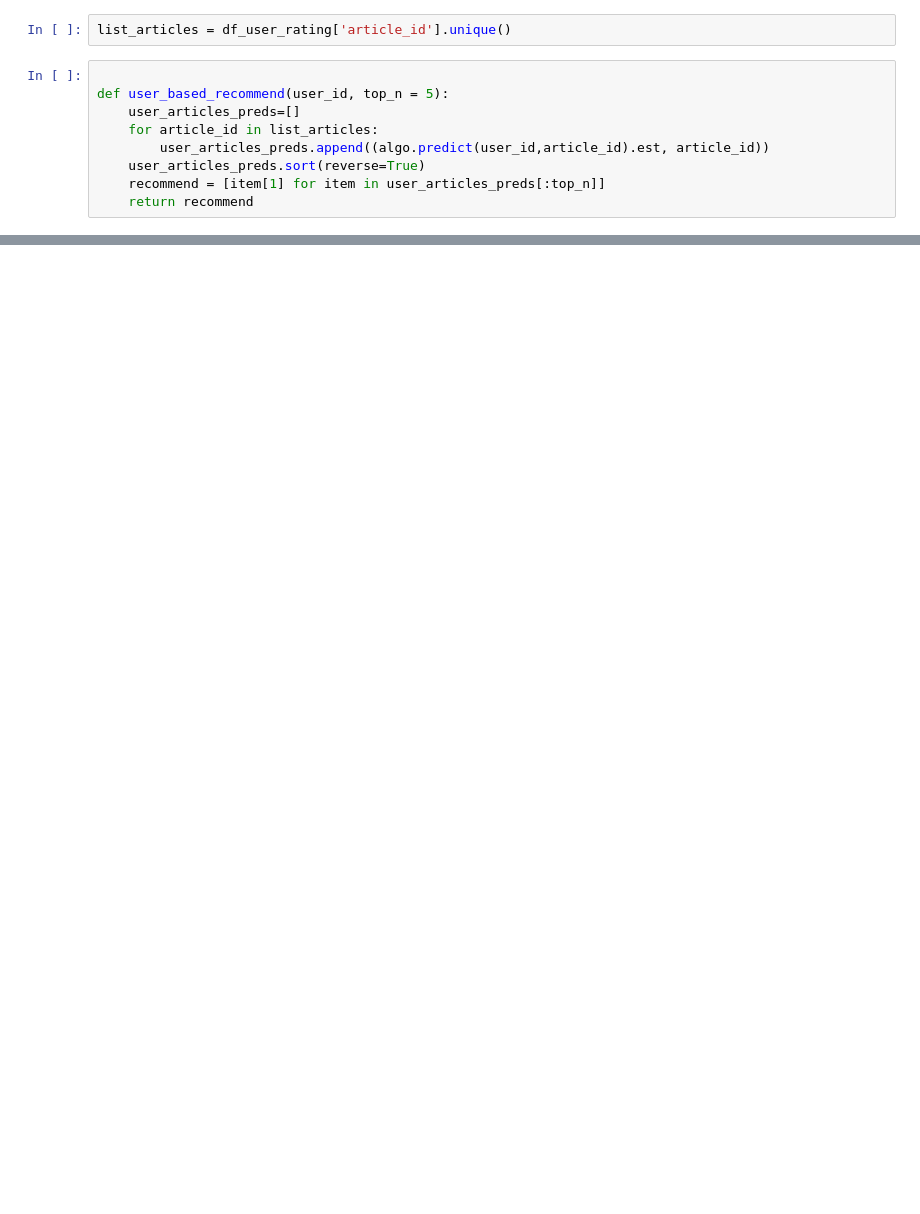
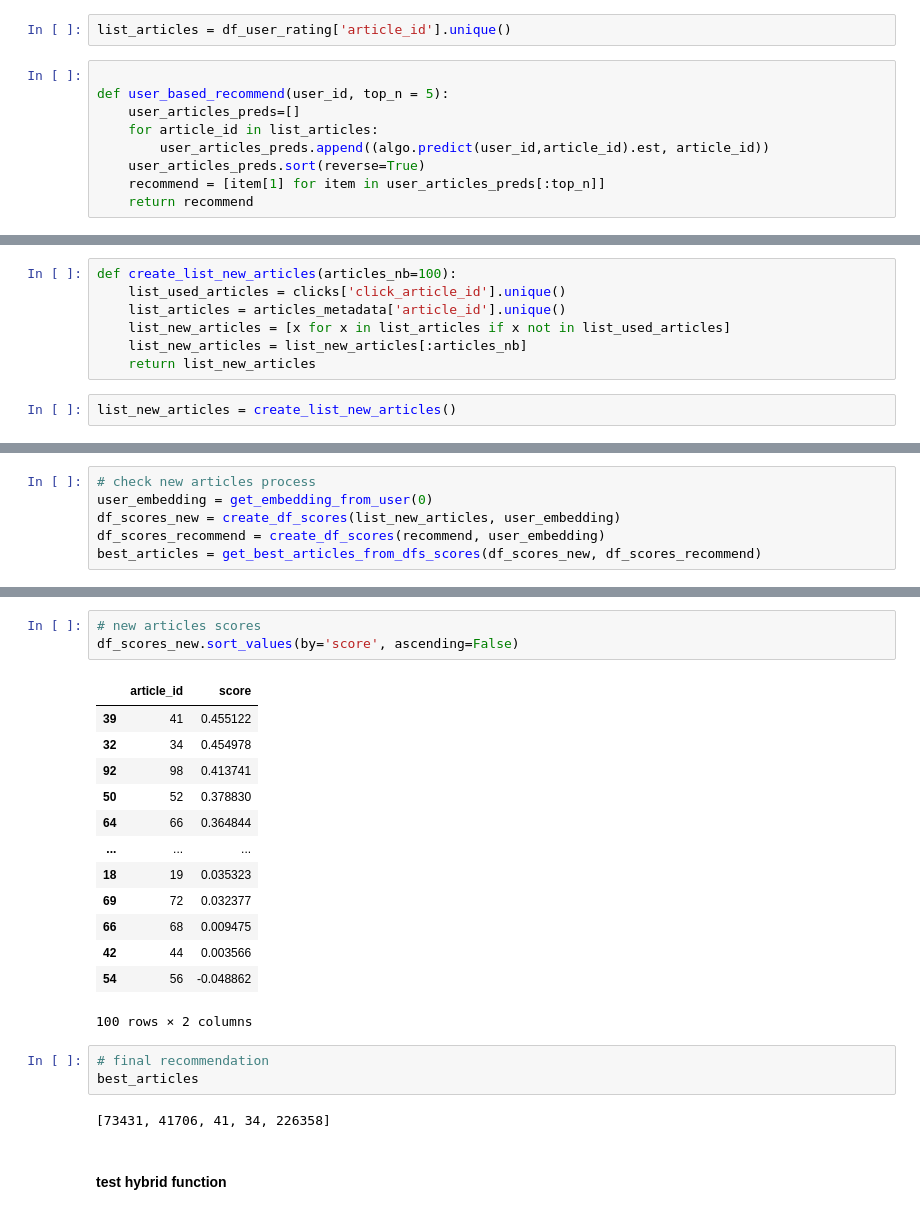
Before and after one commit to ocsyl/p9, a Jupyter notebook: P9_notebook_recommend.ipynb, the cells around one changed output, grey strips where cells are left out. Drawn from its saved outputs; the diff is of its cells as text; blank space fills up the shorter version.

Commit message:
hybrid recommender + comments

```diff
--- a/P9_notebook_recommend.ipynb
+++ b/P9_notebook_recommend.ipynb
@@ -687,0 +819,9 @@ Wall time: 405 ms
+# %%
+def create_list_new_articles(articles_nb=100):
+    list_used_articles = clicks['click_article_id'].unique()
+    list_articles = articles_metadata['article_id'].unique()
+    list_new_articles = [x for x in list_articles if x not in list_used_articles]
+    list_new_articles = list_new_articles[:articles_nb]
+    return list_new_articles
+# %%
+list_new_articles = create_list_new_articles()
@@ -687,0 +837,6 @@ Wall time: 405 ms
+# %%
+# check new articles process
+user_embedding = get_embedding_from_user(0)
+df_scores_new = create_df_scores(list_new_articles, user_embedding)
+df_scores_recommend = create_df_scores(recommend, user_embedding)
+best_articles = get_best_articles_from_dfs_scores(df_scores_new, df_scores_recommend)
@@ -687,0 +853,24 @@ Wall time: 405 ms
+# %%
+# new articles scores
+df_scores_new.sort_values(by='score', ascending=False)
+# %% [output]
+|  | article_id | score |
+| 39 | 41 | 0.455122 |
+| 32 | 34 | 0.454978 |
+| 92 | 98 | 0.413741 |
+| 50 | 52 | 0.378830 |
+| 64 | 66 | 0.364844 |
+| ... | ... | ... |
+| 18 | 19 | 0.035323 |
+| 69 | 72 | 0.032377 |
+| 66 | 68 | 0.009475 |
+| 42 | 44 | 0.003566 |
+| 54 | 56 | -0.048862 |
+100 rows × 2 columns
+# %%
+# final recommendation
+best_articles
+# %% [output]
+[73431, 41706, 41, 34, 226358]
+# %% [markdown]
+#### test hybrid function
```
Also changed, not shown: parts of 71 cells of this notebook.
